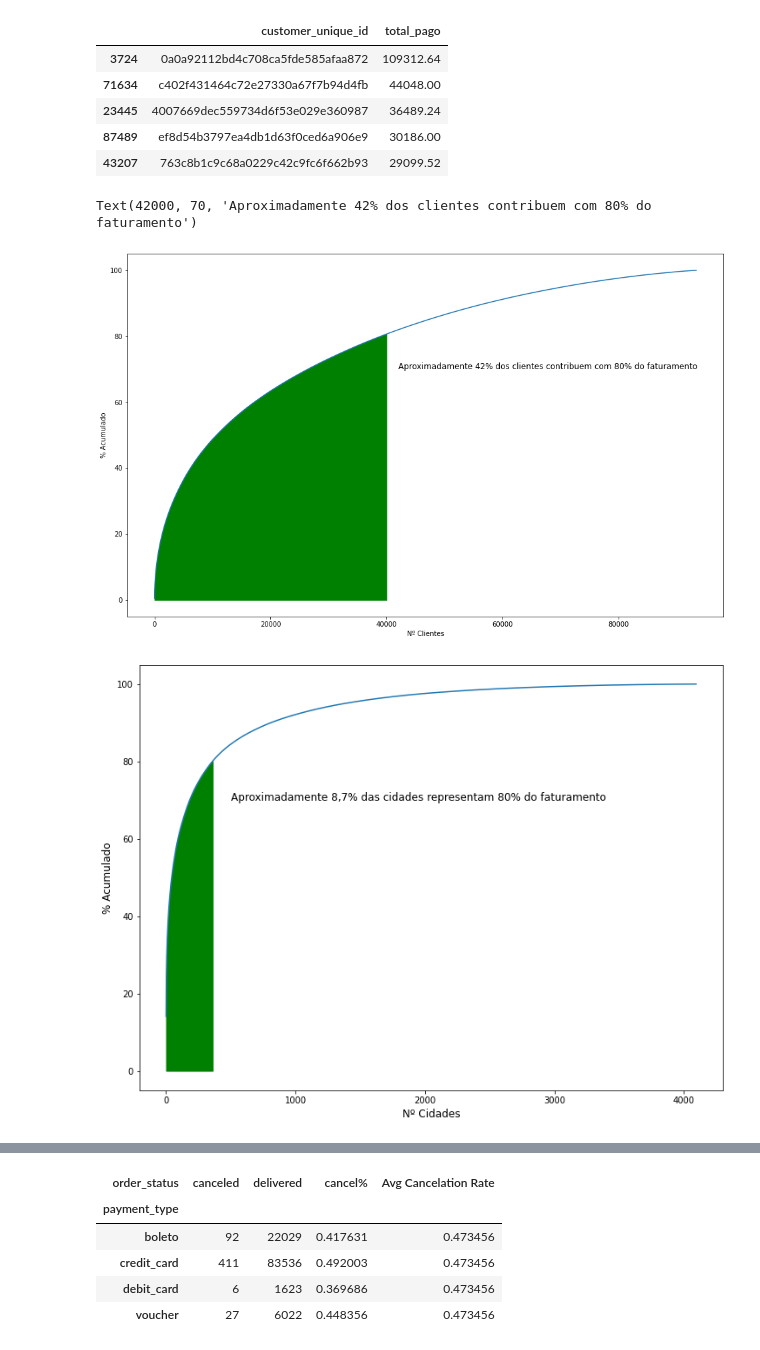
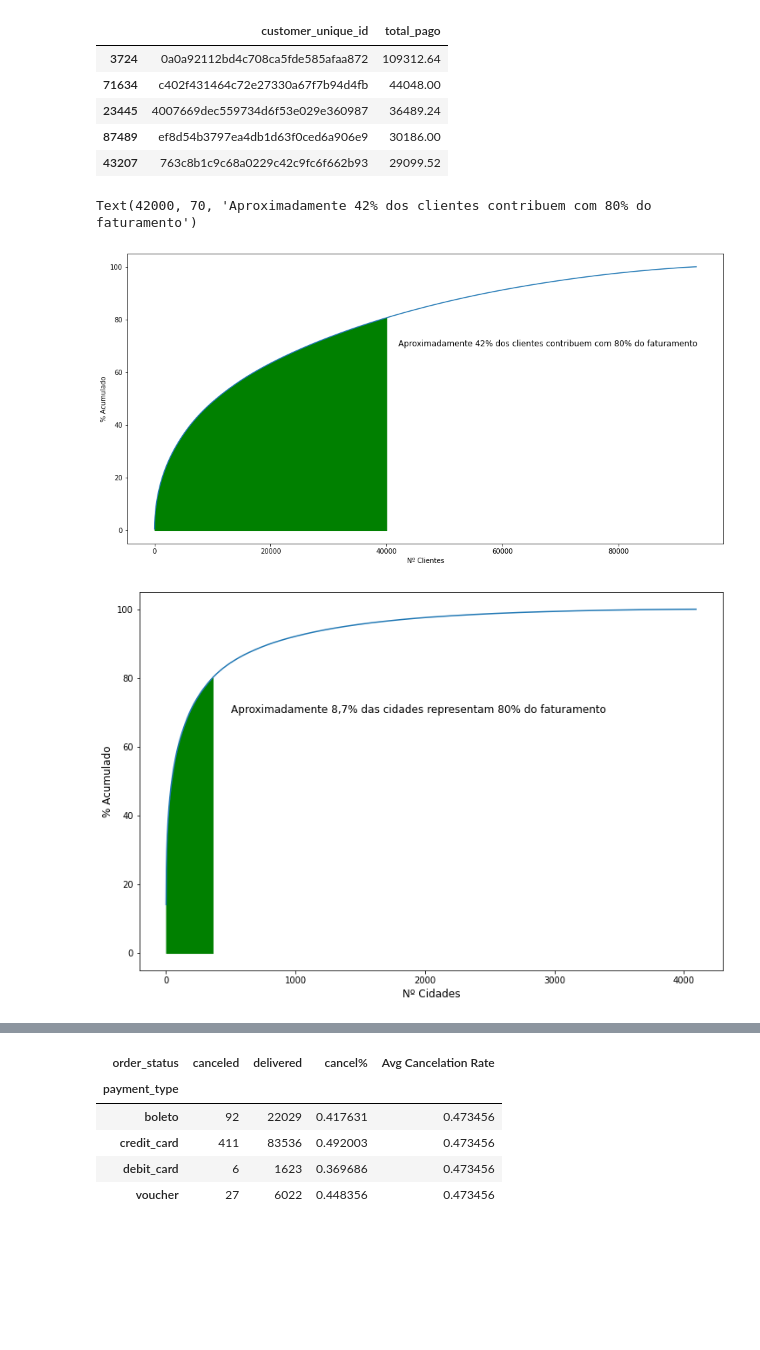
Before and after one commit to gabrielreversi/DS-Projects, a Jupyter notebook: RFM Analysis - KMeans.ipynb, the cells around one changed output, grey strips where cells are left out. Drawn from its saved outputs; the diff is of its cells as text; code cells hidden in the pictures; blank space fills up the shorter version.

```diff
--- a/RFM Analysis - KMeans.ipynb
+++ b/RFM Analysis - KMeans.ipynb
@@ -85,33 +85,33 @@ topNclientes.head()
 # %%
 #Visualização top clientes
 
-plt.figure(figsize=(16,10))
+plt.figure(figsize=(16,8))
 topNclientes['%_do_total'] = (topNclientes['total_pago'] / topNclientes['total_pago'].sum())*100
 topNclientes['%_acumulado'] = topNclientes['%_do_total'].cumsum()
 
 #Gerando grafico
 ax = sns.lineplot(x=range(1, len(topNclientes['customer_unique_id'])+1), y=topNclientes['%_acumulado'])
 ax.set_xlabel('Nº Clientes')
 ax.set_ylabel('% Acumulado')
 
 #Preenchimento da Area
 a = np.arange(1,len(topNclientes)+1)
 b = topNclientes['%_acumulado']
 
 plt.fill_between(
     a, b, 0,
     where = (a >= 0) & (a <= 40000),
     color = 'g'
 )
 
 ax.text(42000,70,"Aproximadamente 42% dos clientes contribuem com 80% do faturamento", fontsize=12)
 # %% [output]
 Text(42000, 70, 'Aproximadamente 42% dos clientes contribuem com 80% do faturamento')
-[figure, old version]
+[figure, new version]
 # %%
 #Visualização top cidades
 
-plt.figure(figsize=(12,9))
+plt.figure(figsize=(12,8))
 
 topNcidades = df.groupby('customer_city')['payment_value'].sum().reset_index().sort_values('payment_value', ascending=False)
 topNcidades.rename(columns={'payment_value':'valor_pago'}, inplace=True)
@@ -136,7 +136,7 @@ az.text(500, 70, 'Aproximadamente 8,7% das cidades representam 80% do faturament
 
 plt.show()
 # %% [output]
-[figure, old version]
+[figure, new version]
 # %%
 #ordens por horario
 
```
Also changed, not shown: parts of 6 cells of this notebook.
